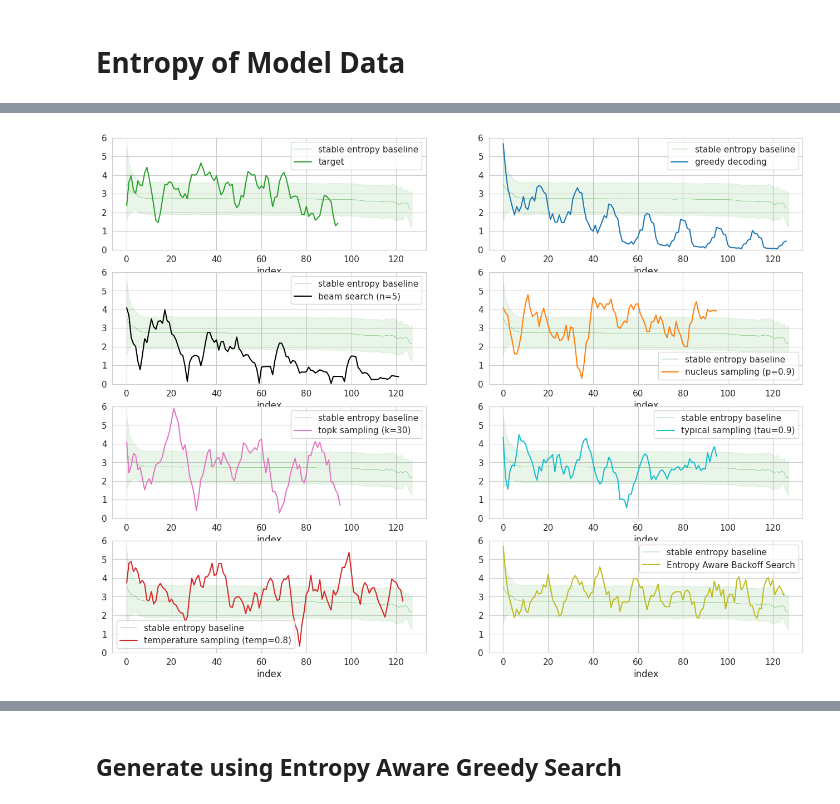
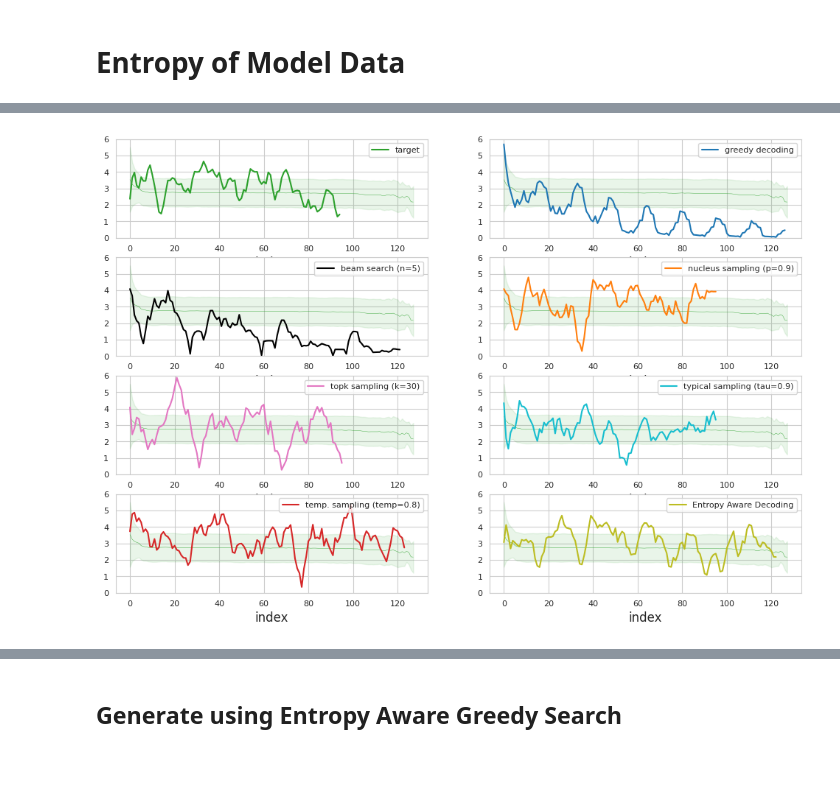
Before and after one commit to kushalarora/stable_entropy_hypothesis, a Jupyter notebook: text_completion/wiki/gpt2_wiki_prompt.ipynb, the cells around one changed output, grey strips where cells are left out. Saved outputs shown, nothing was run; the diff lists cells and outputs as text; code cells hidden in the pictures; blank space fills up the shorter version.

```diff
--- a/text_completion/wiki/gpt2_wiki_prompt.ipynb
+++ b/text_completion/wiki/gpt2_wiki_prompt.ipynb
@@ -152,7 +160,7 @@ def print_sample(context, model_text, repeat_type='all'):
 # %%
 # Plot mean and std average entropy
 
-def plot_avg_entropies_mean_std(entropies, label, ax=None,  color='red', linewidth=1, std_dev=1):
+def plot_avg_entropies_mean_std(entropies, label=None, ax=None,  color='red', linewidth=1, std_dev=1):
     entropy_mean = np.ma.mean(entropies, axis=0)
     entropy_std = np.ma.std(entropies, axis=0)
     ax = sns.lineplot(y=entropy_mean, x=np.arange(len(entropy_mean)),
@@ -200,6 +228,6 @@ Despite the Mongol military success, the control of the borderlands remained con
 # %% [markdown]
 ## Compute Average entropy across sequences.
 # %%
-# human_avg_entropy_pd, human_entropies = compute_average_across_sequences(human_dataframe, gpt2_model, tokenizer, column_prefix='human_generated',  max_len=MAX_LEN, num_seq=NUM_SEQ, cache=True)
-human_avg_ma_entropy_pd, human_ma_entropies = compute_average_across_sequences(human_dataframe, gpt2_model, tokenizer, column_prefix='human_generated', width=WIDTH,  max_len=MAX_LEN, to_be_averaged='entropy_ma', num_seq=NUM_SEQ, cache=True)
+human_avg_entropy_pd, human_entropies = compute_average_across_sequences(human_dataframe, gpt2_model, tokenizer, column_prefix='human_generated',  max_len=MAX_LEN, num_seq=NUM_SEQ, cache=True)
+human_avg_ma_entropy_pd, human_ma_entropies = compute_average_across_sequences(human_dataframe, gpt2_model, tokenizer, column_prefix='human_generated', width=WIDTH,  max_len=MAX_LEN, to_be_averaged='entropy_ma', num_seq=7713, cache=True)
 # %% [output]
@@ -303,9 +335,9 @@ temp_sample = model_temp_dataframe[model_temp_dataframe.context == human_datapoi
 nucleus_sample = model_nucleus_dataframe[model_nucleus_dataframe.context == human_datapoint.context].iloc[0]
 topk_sample = model_topk_dataframe[model_topk_dataframe.context == human_datapoint.context].iloc[0]
 typical_sample = model_typical_dataframe[model_typical_dataframe.context == human_datapoint.context].iloc[0]
-eag_v1_sample = model_eags_v1_dataframe.iloc[human_datapoint_idx]
-eag_v2_sample = model_eags_v2_dataframe.iloc[human_datapoint_idx]
-eag_v3_sample = model_eags_v3_dataframe.iloc[human_datapoint_idx]
+ead_v4_sample = model_ead_v4_dataframe.iloc[human_datapoint_idx]
+# eag_v2_sample = model_eags_v2_dataframe.iloc[human_datapoint_idx]
+# eag_v3_sample = model_eags_v3_dataframe.iloc[human_datapoint_idx]
 
 # eabs_sample = model_eabs_dataframe.iloc[human_datapoint_idx * 10]
 
@@ -336,8 +368,8 @@ print("Typical Model Text: ")
 print_sample(human_datapoint.context, typical_sample.model_text)
 print()
 
-print("EAG Model V1 Text:")
-print_sample(human_datapoint.context, eag_v1_sample.model_text)
+print("EAD Model Text:")
+print_sample(human_datapoint.context, ead_v4_sample.model_text)
 # print(f"Num. Voilations: {eag_sample.voilations}")
 print()
 
@@ -402,65 +434,60 @@ typical_labeled_datapoint = process_datapoint(
     model=gpt2_model, datapoint=typical_sample,  width=5, max_len=MAX_LEN, tokenizer=tokenizer,
 )
 
-eag_v1_labeled_datapoint = process_datapoint(
-    model=gpt2_model, datapoint=eag_v1_sample,  width=5, max_len=MAX_LEN, tokenizer=tokenizer,
+ead_v4_labeled_datapoint = process_datapoint(
+    model=gpt2_model, datapoint=ead_v4_sample,  width=5, max_len=MAX_LEN, tokenizer=tokenizer,
 )
 
-eag_v2_labeled_datapoint = process_datapoint(
-    model=gpt2_model, datapoint=eag_v2_sample,  width=5, max_len=MAX_LEN, tokenizer=tokenizer,
-)
+# eag_v2_labeled_datapoint = process_datapoint(
+    # model=gpt2_model, datapoint=eag_v2_sample,  width=5, max_len=MAX_LEN, tokenizer=tokenizer,
+# )
 
-eag_v3_labeled_datapoint = process_datapoint(
-    model=gpt2_model, datapoint=eag_v3_sample,  width=5, max_len=MAX_LEN, tokenizer=tokenizer,
-)
+# eag_v3_labeled_datapoint = process_datapoint(
+#     model=gpt2_model, datapoint=eag_v3_sample,  width=5, max_len=MAX_LEN, tokenizer=tokenizer,
+# )
 
 # eabs_labeled_datapoint = process_datapoint(
     # model=gpt2_model, datapoint=eabs_sample,  width=5, max_len=MAX_LEN, tokenizer=tokenizer,
 # )
 
-fig, axs = plt.subplots(4,2, figsize=(8*2, 3*4))
-plot_avg_entropies_mean_std(human_ma_entropies, 'stable entropy baseline', ax=axs[0, 0], color='tab:green', std_dev=1.0, linewidth=0.3)
+fig, axs = plt.subplots(4,2, figsize=(12, 8))
+plot_avg_entropies_mean_std(human_ma_entropies,  ax=axs[0, 0], color='tab:green', std_dev=1.0, linewidth=0.3)
 lpdh.plot(x="index", y='entropy_ma', ylim=(0,6), ax=axs[0,0], label='target', color='tab:green')
-# lpdh.plot(x="index", y='entropy', ylim=(0,6), ax=axs[0,0], label='target', color='tab:green', linestyle='dashed')
+axs[0,0].legend(fontsize=8, loc="upper right")
+axs[0,0].tick_params(labelsize=8)
 
-plot_avg_entropies_mean_std(human_ma_entropies, 'stable entropy baseline', ax=axs[0, 1], color='tab:green', std_dev=1.0, linewidth=0.3)
+plot_avg_entropies_mean_std(human_ma_entropies, ax=axs[0, 1], color='tab:green', std_dev=1.0, linewidth=0.3)
 greedy_labeled_datapoint.plot(x="index", y='entropy_ma', ylim=(0,6), ax=axs[0, 1], label='greedy decoding', color='tab:blue')
-# greedy_labeled_datapoint.plot(x="index", y='entropy', ylim=(0,6), ax=axs[0, 1], label='greedy decoding', color='tab:blue', linestyle='dashed')
+axs[0, 1].legend(fontsize=8, loc="upper right")
+axs[0, 1].tick_params(labelsize=8)
 
-plot_avg_entropies_mean_std(human_ma_entropies, 'stable entropy baseline', ax=axs[1, 0], color='tab:green', std_dev=1.0, linewidth=0.3)
+plot_avg_entropies_mean_std(human_ma_entropies,  ax=axs[1, 0], color='tab:green', std_dev=1.0, linewidth=0.3)
 beam_labeled_datapoint.plot(x="index", y='entropy_ma', ylim=(0,6), ax=axs[1, 0], label='beam search (n=5)', color='black')
-# beam_labeled_datapoint.plot(x="index", y='entropy', ylim=(0,6), ax=axs[1, 0], label='beam search', color='black', linestyle='dashed')
+axs[1, 0].legend(fontsize=8, loc="upper right")
+axs[1, 0].tick_params(labelsize=8)
 
-plot_avg_entropies_mean_std(human_ma_entropies, 'stable entropy baseline', ax=axs[1, 1], color='tab:green', std_dev=1.0, linewidth=0.3)
+plot_avg_entropies_mean_std(human_ma_entropies,  ax=axs[1, 1], color='tab:green', std_dev=1.0, linewidth=0.3)
 nucleus_labeled_datapoint.plot(x="index", y='entropy_ma', ylim=(0,6), ax=axs[1, 1], label='nucleus sampling (p=0.9)', color='tab:orange')
-# nucleus_labeled_datapoint.plot(x="index", y='entropy', ylim=(0,6), ax=axs[1, 1], label='nucleus sampling', color='tab:orange', linestyle='dashed')
+axs[1, 1].legend(fontsize=8, loc="upper right")
+axs[1, 1].tick_params(labelsize=8)
 
-plot_avg_entropies_mean_std(human_ma_entropies, 'stable entropy baseline', ax=axs[2,0], color='tab:green', std_dev=1.0, linewidth=0.3)
+plot_avg_entropies_mean_std(human_ma_entropies,  ax=axs[2,0], color='tab:green', std_dev=1.0, linewidth=0.3)
 topk_labeled_datapoint.plot(x="index", y='entropy_ma', ylim=(0,6), ax=axs[2,0], label='topk sampling (k=30)', color='tab:pink')
-# topk_labeled_datapoint.plot(x="index", y='entropy', ylim=(0,6), ax=axs[2,0], label='topk sampling', color='tab:pink', linestyle='dashed')
+axs[2,0].legend(fontsize=8, loc="upper right")
+axs[2,0].tick_params(labelsize=8)
 
-plot_avg_entropies_mean_std(human_ma_entropies, 'stable entropy baseline', ax=axs[2,1], color='tab:green', std_dev=1.0, linewidth=0.3)
+plot_avg_entropies_mean_std(human_ma_entropies,  ax=axs[2,1], color='tab:green', std_dev=1.0, linewidth=0.3)
 typical_labeled_datapoint.plot(x="index", y='entropy_ma', ylim=(0,6), ax=axs[2,1], label='typical sampling (tau=0.9)', color='tab:cyan')
-# typical_labeled_datapoint.plot(x="index", y='entropy', ylim=(0,6), ax=axs[2,1], label='typical sampling', color='tab:cyan', linestyle='dashed')
+axs[2,1].legend(fontsize=8, loc="upper right")
+axs[2,1].tick_params(labelsize=8)
 
+plot_avg_entropies_mean_std(human_ma_entropies,  ax=axs[3,0],  color='tab:green', std_dev=1.0, linewidth=0.3)
+temp_labeled_datapoint.plot(x="index", y='entropy_ma', ylim=(0,6), ax=axs[3, 0], label='temp. sampling (temp=0.8)', color='tab:red')
+axs[3, 0].legend(fontsize=8, loc="upper right")
+axs[3, 0].tick_params(labelsize=8)
 
-plot_avg_entropies_mean_std(human_ma_entropies, 'stable entropy baseline', ax=axs[3,0],  color='tab:green', std_dev=1.0, linewidth=0.3)
-temp_labeled_datapoint.plot(x="index", y='entropy_ma', ylim=(0,6), ax=axs[3, 0], label='temperature sampling (temp=0.8)', color='tab:red')
-
-plot_avg_entropies_mean_std(human_ma_entropies, 'stable entropy baseline', ax=axs[3,1], color='tab:green', std_dev=1.0, linewidth=0.3)
-eag_v1_labeled_datapoint.plot(x="index", y='entropy_ma', ylim=(0,6), ax=axs[3, 1], label='Entropy Aware Backoff Search', color='tab:olive')
-# eag_v1_labeled_datapoint.plot(x="index", y='entropy', ylim=(0,6), ax=axs[3, 1], label='EAGS V1', color='tab:olive', linestyle='dashed')
-
-# eag_v2_labeled_datapoint.plot(x="index", y='entropy', ylim=(0,6), ax=axs[3, 1], label='EAGS V2', color='tab:olive', linestyle='dashed')
-
-# plot_avg_entropies_mean_std(human_ma_entropies,  'human data entropy (averaged over 5 timesteps)', ax=axs[4,0], color='tab:green', std_dev=1.5, linewidth=0.1)
-# eag_v3_labeled_datapoint.plot(x="index", y='entropy_ma', ylim=(0,6), ax=axs[4, 0], label='EAGS V3', color='tab:olive')
-# eag_v3_labeled_datapoint.plot(x="index", y='entropy', ylim=(0,6), ax=axs[4, 0], label='EAGS V3', color='tab:olive', linestyle='dashed')
-
-# plt.setp(axs, xticks=range(0, MAX_LEN, 5), yticks=range(0,6))
-
-# fig.delaxes(axs[4,1])
-# # ax.set_xticklabels(lpdm['token'])
-# ax.set_xlabel("Timestep")
-# ax.set_ylabel("Entropy (Averaged over 5 timesteps)")
+plot_avg_entropies_mean_std(human_ma_entropies, ax=axs[3,1], color='tab:green', std_dev=1.0, linewidth=0.3)
+ead_v4_labeled_datapoint.plot(x="index", y='entropy_ma', ylim=(0,6), ax=axs[3, 1], label='Entropy Aware Decoding', color='tab:olive')
+axs[3, 1].legend(fontsize=8, loc="upper right")
+axs[3, 1].tick_params(labelsize=8)
 # %% [output]
@@ -468 +494 @@ eag_v1_labeled_datapoint.plot(x="index", y='entropy_ma', ylim=(0,6), ax=axs[3, 1
-[figure, old version]
+[figure, new version]
```
Also changed, not shown: parts of 27 cells of this notebook, 27 other files.
